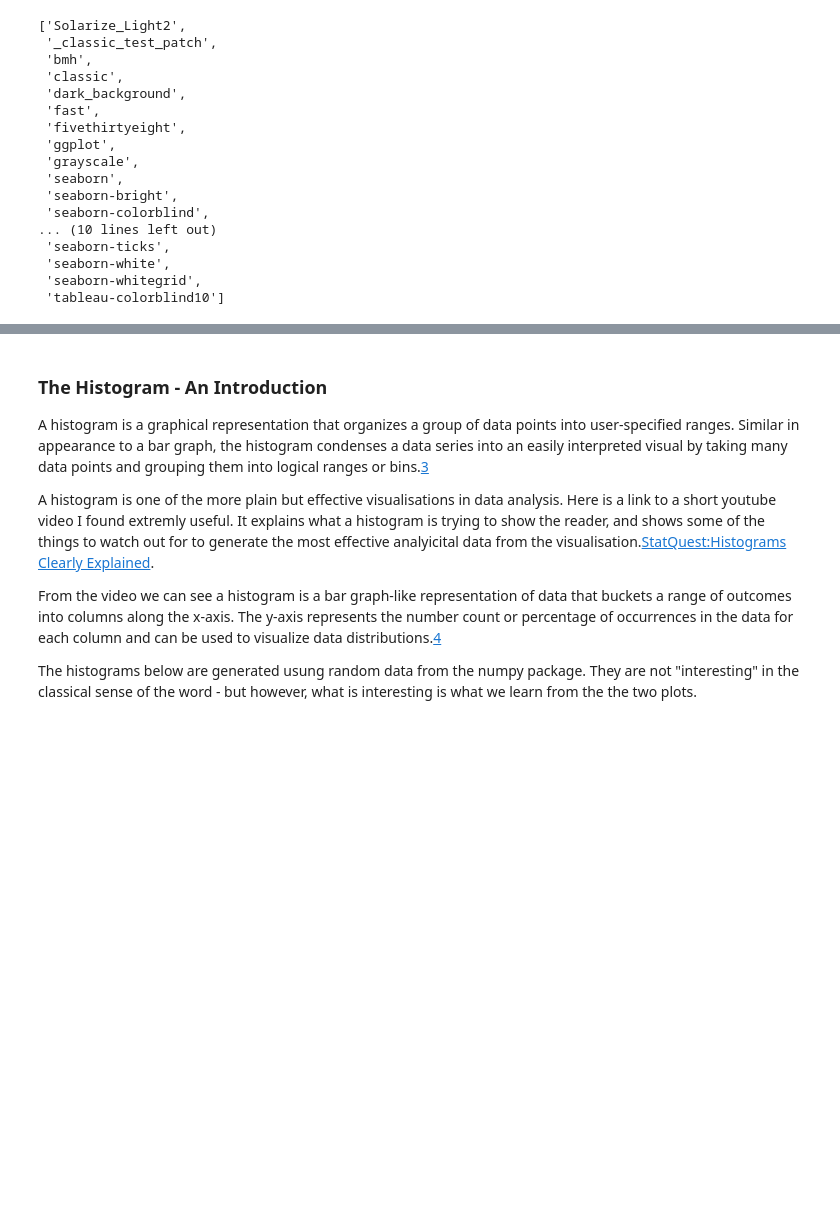
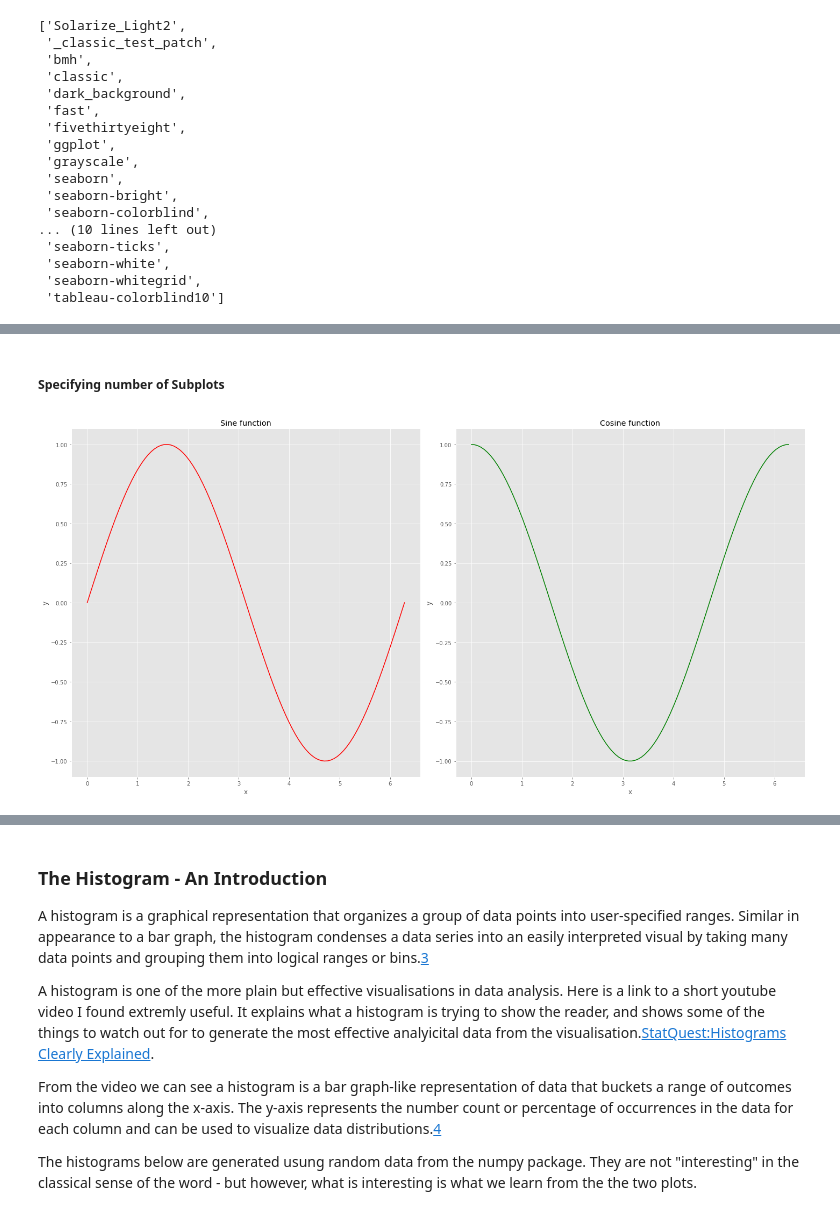
Before and after one commit to Lynch08/Fundementals_Of_Data_Analysis, a Jupyter notebook: pyplot.ipynb, the cells around one changed output, grey strips where cells are left out. Cells and saved outputs as stored; diff of their text form; code cells hidden in the pictures; blank space fills up the shorter version.

```diff
--- a/pyplot.ipynb
+++ b/pyplot.ipynb
@@ -113,0 +207,24 @@ plt.style.available
+# %% [markdown]
+##### Specifying number of Subplots
+# %%
+# Specifying number of plots required and their size
+fig, ax = plt.subplots(1,2, figsize = (20,10))
+
+# Plots the sine function on the first subplot
+ax[0].plot(x,y,'r')
+ax[0].set_title("Sine function")
+ax[0].set_xlabel("x")
+ax[0].set_ylabel("y")
+ax[0].grid(True)
+
+# Plots the cosine function on the second subplot
+ax[1].plot(x,y1,'g')
+ax[1].set_title("Cosine function")
+ax[1].set_xlabel("x")
+ax[1].set_ylabel("y")
+ax[1].grid(True)
+
+#to ensure no overlapping
+plt.tight_layout()
+# %% [output]
+[figure, added]
```
Also changed, not shown: parts of 38 cells of this notebook.
